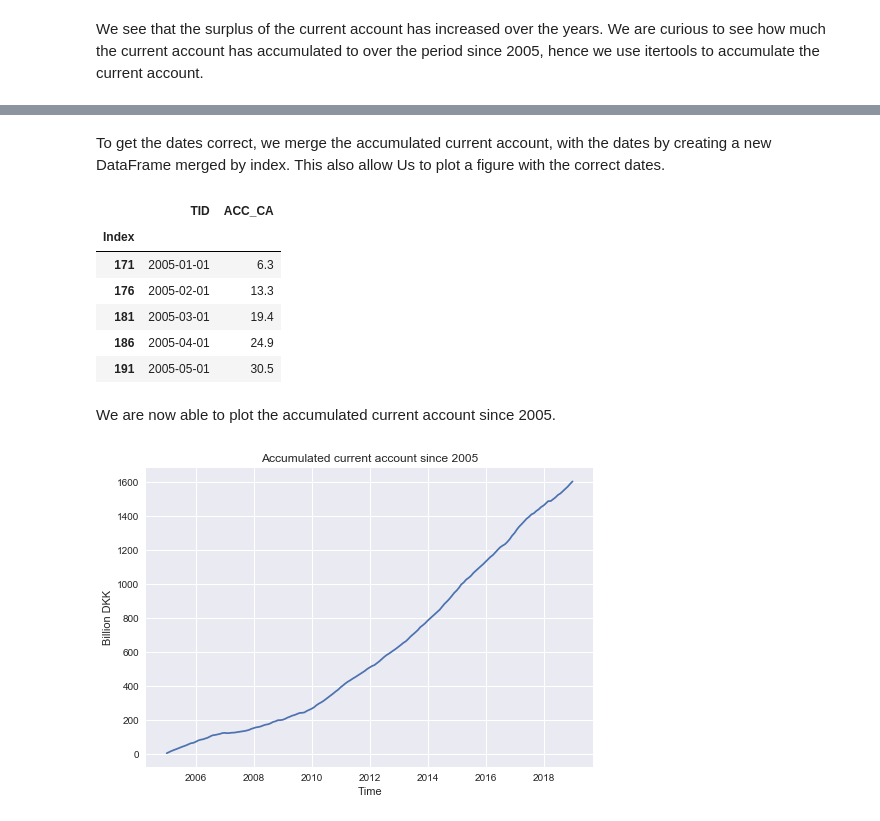
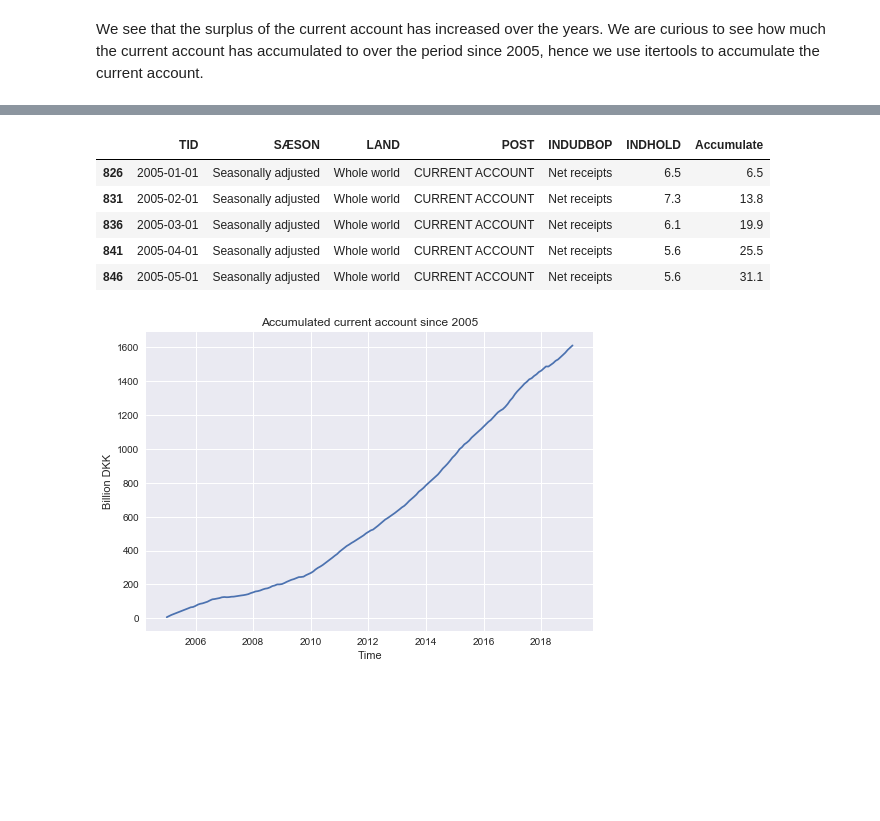
Before and after one commit to NumEconCopenhagen/projects-2019-msc, a Jupyter notebook: dataproject/Data Analysis Project.ipynb, the cells around one changed output, grey strips where cells are left out. Saved outputs shown, nothing was run; the diff lists cells and outputs as text; code cells hidden in the pictures; blank space fills up the shorter version.

```diff
--- a/dataproject/Data Analysis Project.ipynb
+++ b/dataproject/Data Analysis Project.ipynb
@@ -377,20 +350,11 @@ ACC_CA.head(5)
-# %% [markdown]
-To get the dates correct, we merge the accumulated current account, with the dates by creating a new DataFrame merged by index. This also allow Us to plot a figure with the correct dates.
-# %%
-ca_index = pd.DataFrame()
-ca_index['Index'] = CA['INDHOLD'].index
-ca_index['TID'] = list(CA['TID'])
-ca_index['ACC_CA'] = ACC_CA
-ca_index = ca_index.set_index('Index')
-ca_index.head()
-# %% [output]
-|  | TID | ACC_CA |
-| Index |  |  |
-| 171 | 2005-01-01 | 6.3 |
-| 176 | 2005-02-01 | 13.3 |
-| 181 | 2005-03-01 | 19.4 |
-| 186 | 2005-04-01 | 24.9 |
-| 191 | 2005-05-01 | 30.5 |
-# %% [markdown]
-We are now able to plot the accumulated current account since 2005.
+# %%
+CA['Accumulate'] = CA['INDHOLD'].cumsum()
+CA.head()
+# %% [output]
+|  | TID | SÆSON | LAND | POST | INDUDBOP | INDHOLD | Accumulate |
+| 826 | 2005-01-01 | Seasonally adjusted | Whole world | CURRENT ACCOUNT | Net receipts | 6.5 | 6.5 |
+| 831 | 2005-02-01 | Seasonally adjusted | Whole world | CURRENT ACCOUNT | Net receipts | 7.3 | 13.8 |
+| 836 | 2005-03-01 | Seasonally adjusted | Whole world | CURRENT ACCOUNT | Net receipts | 6.1 | 19.9 |
+| 841 | 2005-04-01 | Seasonally adjusted | Whole world | CURRENT ACCOUNT | Net receipts | 5.6 | 25.5 |
+| 846 | 2005-05-01 | Seasonally adjusted | Whole world | CURRENT ACCOUNT | Net receipts | 5.6 | 31.1 |
 # %%
```
Also changed, not shown: parts of 8 cells of this notebook.
